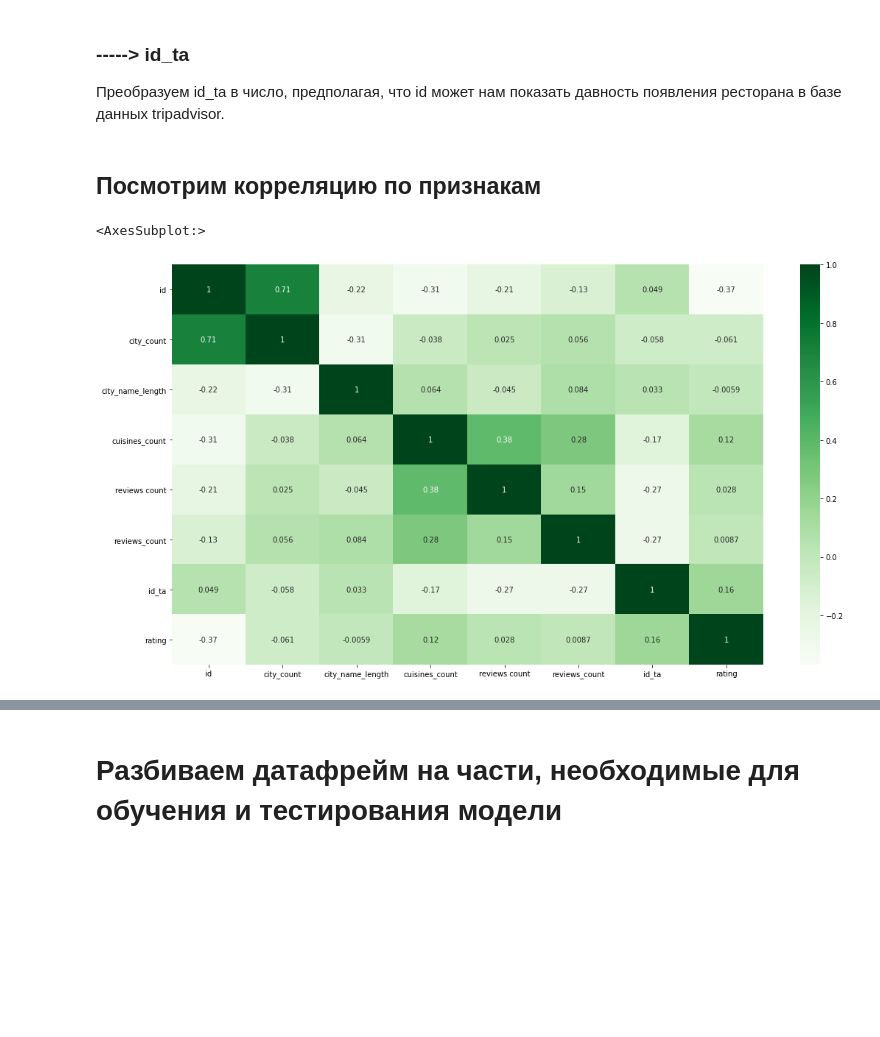
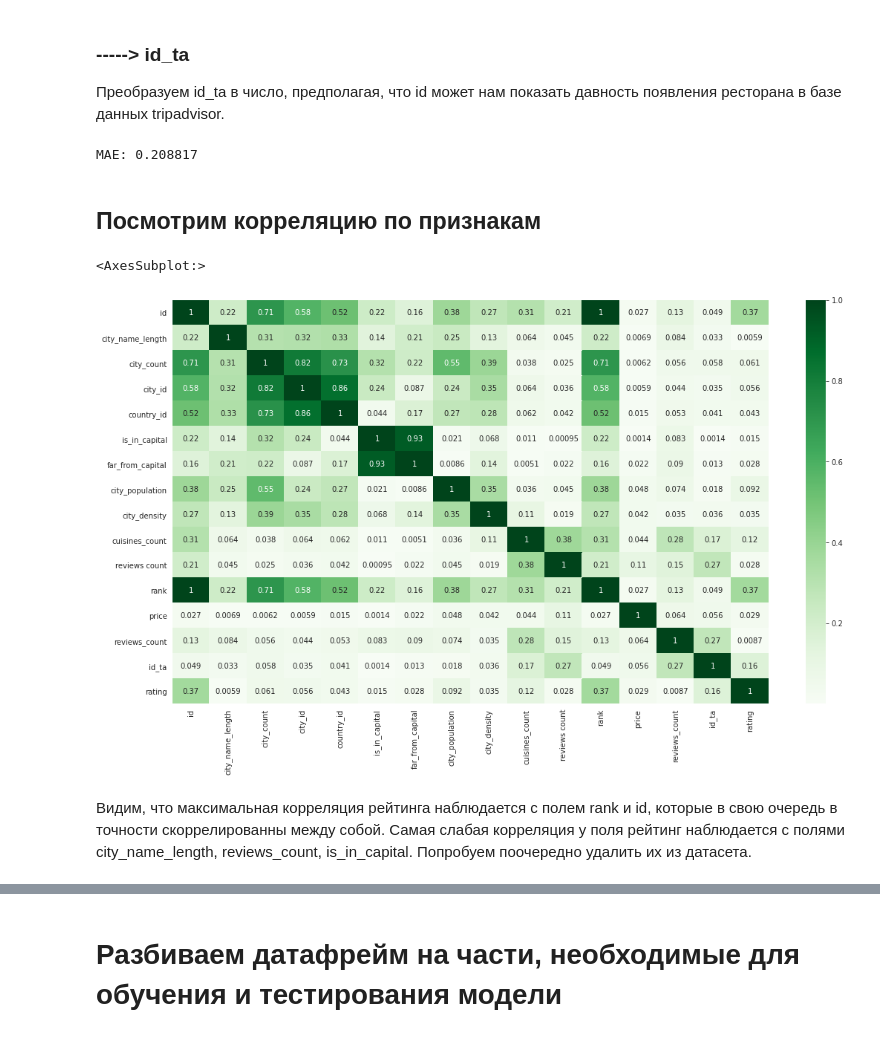
Before and after one commit to veryaskinan/skillfactory, a Jupyter notebook: module_3/your_first_model.ipynb, the cells around one changed output, grey strips where cells are left out. Drawn from its saved outputs; the diff is of its cells as text; code cells hidden in the pictures; blank space fills up the shorter version.

```diff
--- a/module_3/your_first_model.ipynb
+++ b/module_3/your_first_model.ipynb
@@ -7,6 +7,7 @@ import statistics as stat
 import math
 import matplotlib.pyplot as plt
 import seaborn as sns
+sns.set_style("whitegrid")
 
 # импорты для построяения и обучения модели
 from sklearn.model_selection import train_test_split
@@ -436,13 +694,14 @@ MAE: 0.209358
 # %%
 def price_zone(price):
         if price == '$':
-            return 0
+            return 1
         elif price == '$$ - $$$':
-            return 1
+            return 2
         elif price == '$$$$':
+            return 3
+        else:
             return 2
 
 
-def price_number(pn_df):
-    pn_df['price'].fillna('$$ - $$$', inplace=True)
-    pn_df['price'] = pn_df['price'].apply(price_zone).astype(int)
+def price_number(pn_df, convert):
+    pn_df['price'] = pn_df['price'].apply(convert).astype(int)
@@ -477,14 +787,12 @@ df = read_df()
 id_as_int(df)
 
 city_insights(df)
-df = city_dummies(df)
-df = country_dummies(df)
 
 cuisine_prepare(df)
 cuisine_count(df)
 cuisine_dummies(df)
 
-price_number(df)
+price_number(df, price_zone)
 
 mean_reviews_count(df)
 
@@ -556,14 +895,12 @@ df = read_df()
 id_as_int(df)
 
 city_insights(df)
-df = city_dummies(df)
-df = country_dummies(df)
 
 cuisine_prepare(df)
 cuisine_count(df)
 cuisine_dummies(df)
 
-price_number(df)
+price_number(df, price_zone)
 
 mean_reviews_count(df)
 
@@ -587,21 +924,68 @@ def drop_url_ta(dut_df):
 # %%
 def id_ta_as_int(itai_df):
     itai_df['id_ta'] = itai_df['id_ta'].str[1:].astype(int)
+# %%
+df = read_df()
+
+id_as_int(df)
+
+city_insights(df)
+
+cuisine_prepare(df)
+cuisine_count(df)
+cuisine_dummies(df)
+
+price_number(df, price_zone)
+
+mean_reviews_count(df)
+
+reviews_insights(df)
+
+drop_url_ta(df)
+
+id_ta_as_int(df)
+
+test_model(df)
+# %% [output]
+MAE: 0.208817
 # %% [markdown]
 ## Посмотрим корреляцию по признакам
 # %%
+df = read_df()
+
+id_as_int(df)
+
+city_insights(df)
+
+cuisine_prepare(df)
+cuisine_count(df)
+cuisine_dummies(df)
+
+price_number(df, price_zone)
+
+mean_reviews_count(df)
+
+reviews_insights(df)
+
+drop_url_ta(df)
+
+id_ta_as_int(df)
+
 df_corr = df[[
-    'id', 'city_count', 'city_name_length', 'cuisines_count', 'reviews count', 'reviews_count',
+    'id', 'city_name_length', 'city_count', 'city_id', 'country_id', 'is_in_capital', 'far_from_capital',
+    'city_population', 'city_density', 'cuisines_count', 'reviews count', 'rank', 'price', 'reviews_count',
     'id_ta', 'rating'
     ]]
 
-corr = df_corr.corr();
+corr = df_corr.corr().apply(abs);
 
 fig, ax = plt.subplots(figsize=(18, 10))
 sns.heatmap(corr, cmap = 'Greens', annot = corr)
 # %% [output]
 <AxesSubplot:>
-[figure, old version]
+[figure, new version]
+# %% [markdown]
+Видим, что максимальная корреляция рейтинга наблюдается с полем rank и id, которые в свою очередь в точности скоррелированны между собой. Самая слабая корреляция у поля рейтинг наблюдается с полями city_name_length, reviews_count, is_in_capital. Попробуем поочередно удалить их из датасета.
 # %%
 df = read_df()
 
```
Also changed, not shown: parts of 77 cells of this notebook.
